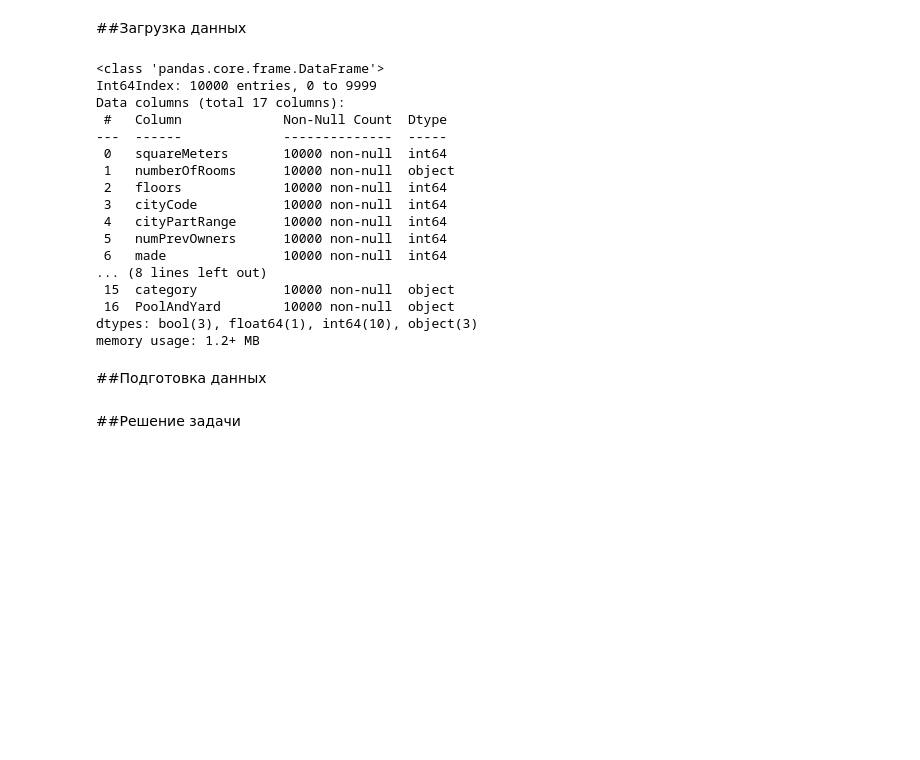
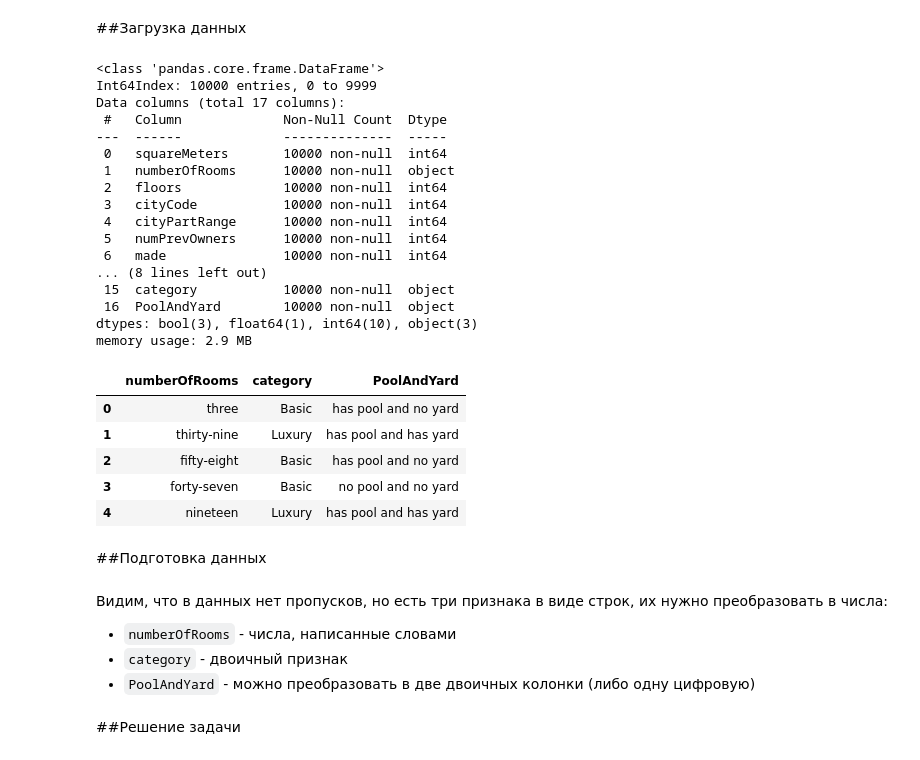
Before and after one commit to crazyelf1971/odb21, a Jupyter notebook: odb_4_Paris.ipynb, the cells around one changed output. Cells and saved outputs as stored; diff of their text form; code cells hidden in the pictures; blank space fills up the shorter version.

```diff
--- a/odb_4_Paris.ipynb
+++ b/odb_4_Paris.ipynb
@@ -30,28 +35,40 @@ Archive:  paris.zip
 # %%
 import pandas as pd
 
 df = pd.read_csv('ParisHousing.csv', index_col=0)
-df.info()
+df.info(memory_usage='deep')
+df.loc[:,df.dtypes=='object'].head()
 # %% [output]
 <class 'pandas.core.frame.DataFrame'>
 Int64Index: 10000 entries, 0 to 9999
 Data columns (total 17 columns):
  #   Column             Non-Null Count  Dtype
 ---  ------             --------------  -----
  0   squareMeters       10000 non-null  int64
  1   numberOfRooms      10000 non-null  object
  2   floors             10000 non-null  int64
  3   cityCode           10000 non-null  int64
  4   cityPartRange      10000 non-null  int64
  5   numPrevOwners      10000 non-null  int64
  6   made               10000 non-null  int64
 ... (8 lines left out)
  15  category           10000 non-null  object
  16  PoolAndYard        10000 non-null  object
 dtypes: bool(3), float64(1), int64(10), object(3)
-memory usage: 1.2+ MB
+memory usage: 2.9 MB
+|  | numberOfRooms | category | PoolAndYard |
+| 0 | three | Basic | has pool and no yard |
+| 1 | thirty-nine | Luxury | has pool and has yard |
+| 2 | fifty-eight | Basic | has pool and no yard |
+| 3 | forty-seven | Basic | no pool and no yard |
+| 4 | nineteen | Luxury | has pool and has yard |
 # %% [markdown]
 ##Подготовка данных
+# %% [markdown]
+Видим, что в данных нет пропусков, но есть три признака в виде строк, их нужно преобразовать в числа:
+- `numberOfRooms` - числа, написанные словами
+- `category` - двоичный признак
+- `PoolAndYard` - можно преобразовать в две двоичных колонки (либо одну цифровую)
 # %%
 # преобразование строковых фич в числовые и булевы
 
```
Also changed, not shown: parts of 6 cells of this notebook, 15 other files.
